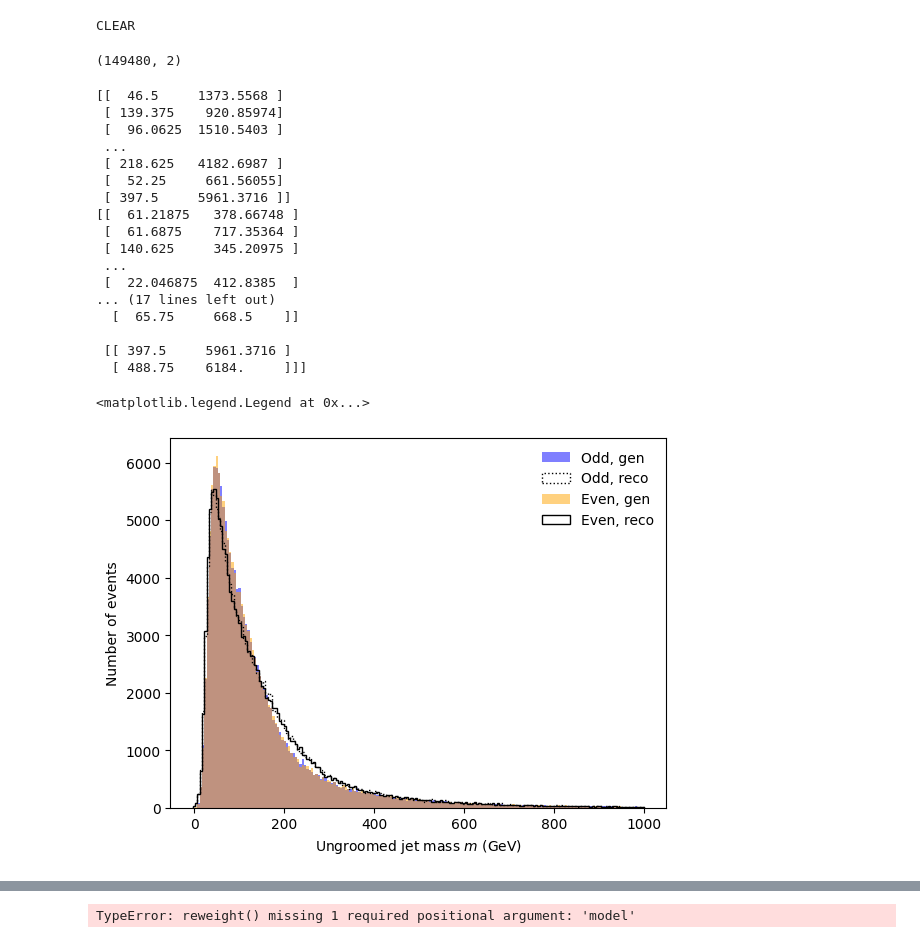
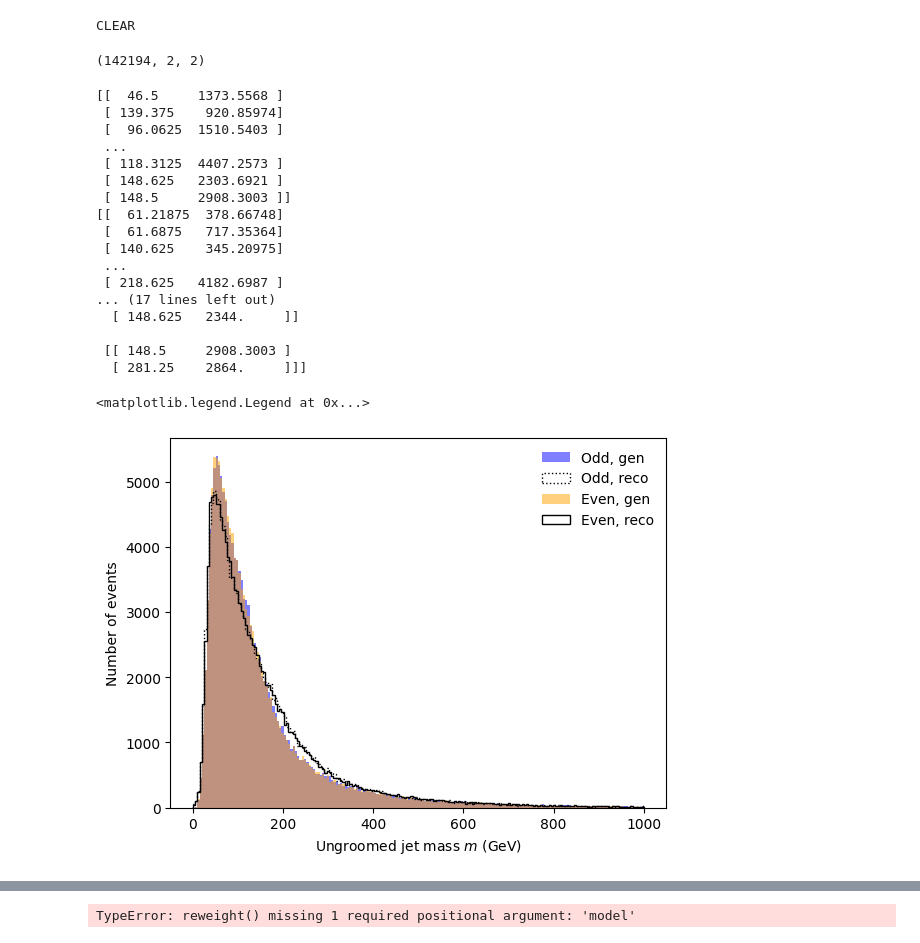
Before and after one commit to rappoccio/Omni2D, a Jupyter notebook: OmnifoldPtMass.ipynb, the cells around one changed output, grey strips where cells are left out. Drawn from its saved outputs; the diff is of its cells as text; code cells hidden in the pictures.

```diff
--- a/OmnifoldPtMass.ipynb
+++ b/OmnifoldPtMass.ipynb
@@ -22,4 +24,9 @@ from coffea.nanoevents import NanoEventsFactory, NanoAODSchema
 To enable the following instructions: AVX2 FMA, in other operations, rebuild TensorFlow with the appropriate compiler flags.
+# %%
+
+import matplotlib as mpl
+mpl.rcParams.update(mpl.rcParamsDefault)
+mpl.rcParams["text.usetex"]=False
 # %%
 coffea.__version__
 # %% [output]
@@ -84,6 +68,10 @@ gj_deltar_fj = gj0.delta_r(fj0)
 pass_dr = gj_deltar_fj < 0.2
 gj0 = gj0[pass_dr]
 fj0 = fj0[pass_dr]
+# Discard events with low pt
+pass_pt = fj0.pt > 200.
+gj0 = gj0[pass_pt]
+fj0 = fj0[pass_pt]
 # %% [markdown]
 ### Divide into even and odd events to test and train the neural network
 # %%
@@ -128,9 +116,9 @@ print("CLEAR")
 # %% [output]
 CLEAR
 # %%
-odd_gen.shape
+theta0.shape
 # %% [output]
-(149480, 2)
+(142194, 2, 2)
 # %%
 print(odd_gen)
 print(even_gen)
@@ -140,30 +128,30 @@ print(theta0)
  [ 139.375    920.85974]
  [  96.0625  1510.5403 ]
  ...
+ [ 118.3125  4407.2573 ]
+ [ 148.625   2303.6921 ]
+ [ 148.5     2908.3003 ]]
+[[  61.21875  378.66748]
+ [  61.6875   717.35364]
+ [ 140.625    345.20975]
+ ...
  [ 218.625   4182.6987 ]
- [  52.25     661.56055]
- [ 397.5     5961.3716 ]]
-[[  61.21875   378.66748 ]
- [  61.6875    717.35364 ]
- [ 140.625     345.20975 ]
- ...
- [  22.046875  412.8385  ]
 ... (17 lines left out)
-  [  65.75     668.5    ]]
+  [ 148.625   2344.     ]]
 
- [[ 397.5     5961.3716 ]
-  [ 488.75    6184.     ]]]
+ [[ 148.5     2908.3003 ]
+  [ 281.25    2864.     ]]]
 # %%
-_,_,_=plt.hist(odd_gen[:,0],bins=np.linspace(-3,1000,200),color='blue',alpha=0.5,label="Odd, gen")
-_,_,_=plt.hist(odd_reco[:,0],bins=np.linspace(-3,1000,200),histtype="step",color='black',ls=':',label="Odd, reco")
-_,_,_=plt.hist(even_gen[:,0],bins=np.linspace(-3,1000,200),color='orange',alpha=0.5,label="Even, gen")
-_,_,_=plt.hist(even_reco[:,0],bins=np.linspace(-3,1000,200),histtype="step",color='black',label="Even, reco")
+_,_,_=plt.hist(odd_gen[:,0],bins=np.linspace(0,1000,200),color='blue',alpha=0.5,label="Odd, gen")
+_,_,_=plt.hist(odd_reco[:,0],bins=np.linspace(0,1000,200),histtype="step",color='black',ls=':',label="Odd, reco")
+_,_,_=plt.hist(even_gen[:,0],bins=np.linspace(0,1000,200),color='orange',alpha=0.5,label="Even, gen")
+_,_,_=plt.hist(even_reco[:,0],bins=np.linspace(0,1000,200),histtype="step",color='black',label="Even, reco")
 plt.xlabel("Ungroomed jet mass $m$ (GeV)")
 plt.ylabel("Number of events")
 plt.legend(frameon=False)
 # %% [output]
 <matplotlib.legend.Legend at 0x...>
-[figure, old version]
+[figure, new version]
 # %%
 _,_,_=plt.hist(odd_gen[:,1],bins=np.linspace(-3,1000,200),color='blue',alpha=0.5,label="Odd, gen")
 _,_,_=plt.hist(odd_reco[:,1],bins=np.linspace(-3,1000,200),histtype="step",color='black',ls=':',label="Odd, reco")
```
Also changed, not shown: parts of 19 cells of this notebook.
